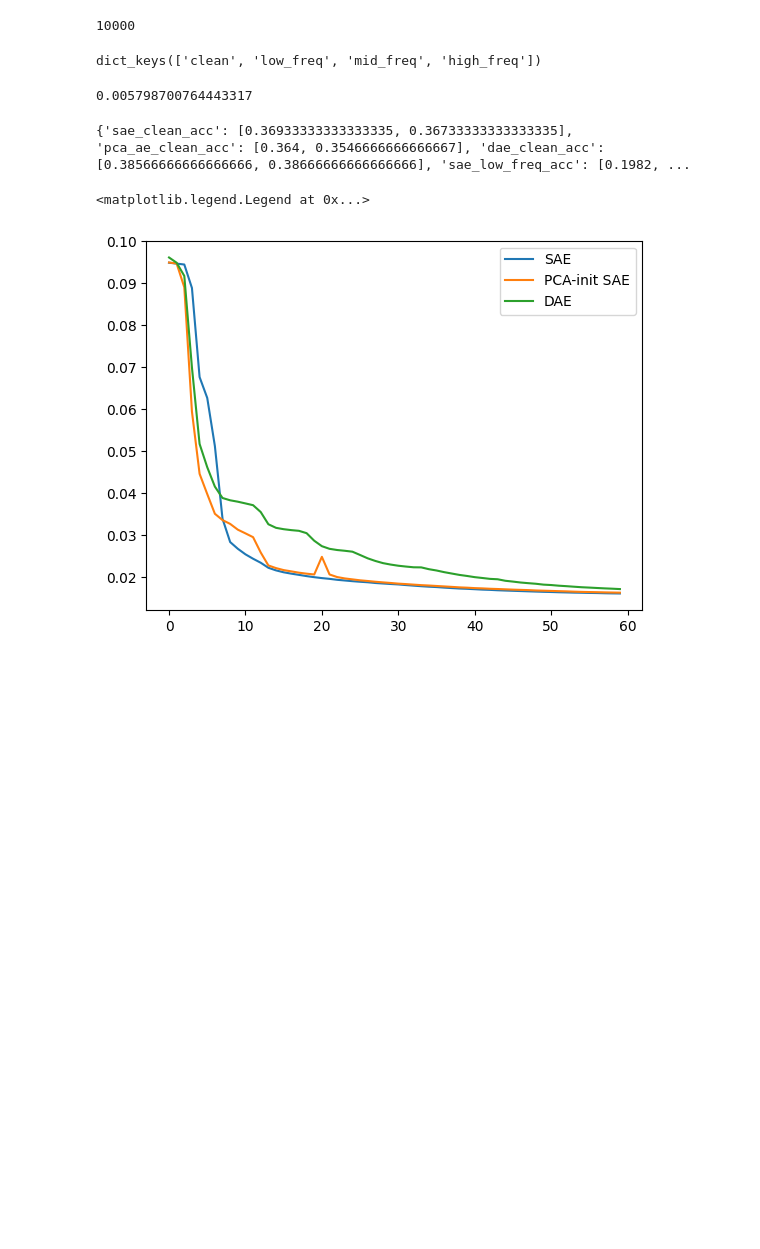
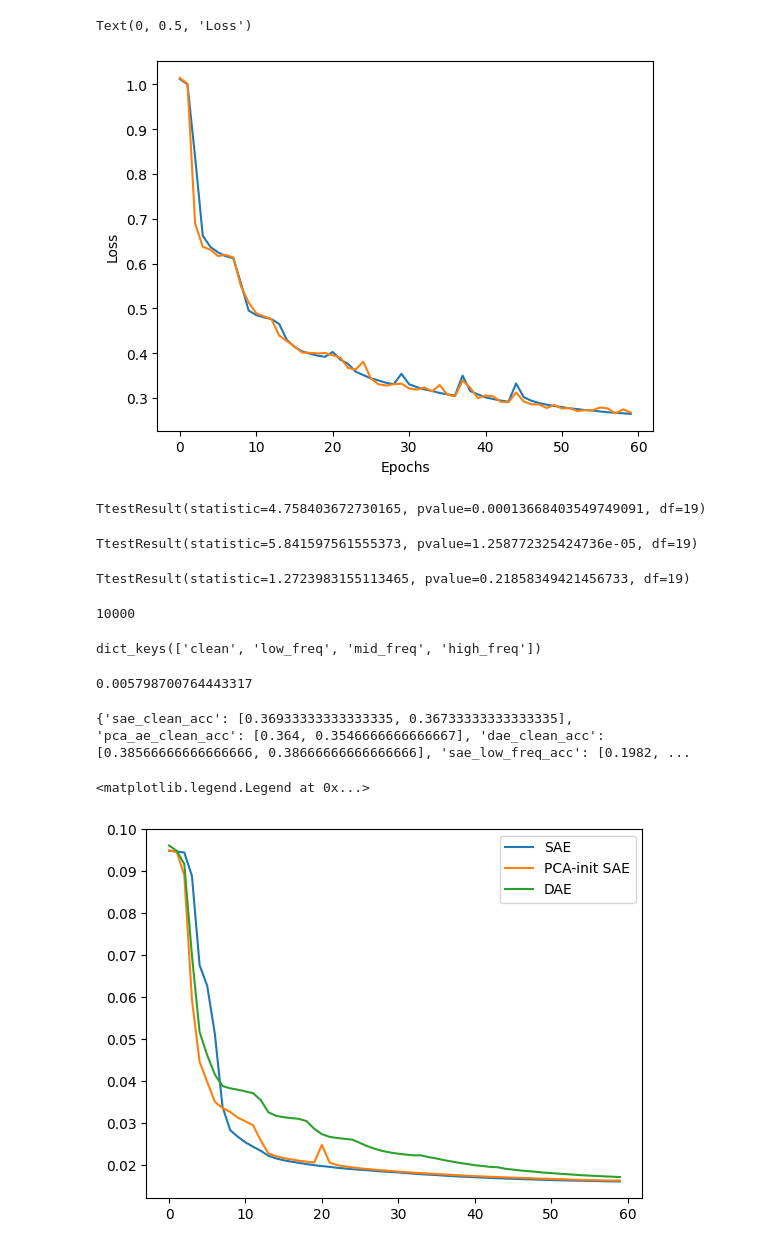
Before and after one commit to DiJam20/developing-autoencoders, a Jupyter notebook: sandbox.ipynb, the cells around one changed output. Drawn from its saved outputs; the diff is of its cells as text; code cells hidden in the pictures; blank space fills up the shorter version.

```diff
--- a/sandbox.ipynb
+++ b/sandbox.ipynb
@@ -4,3 +4,14 @@ from scipy import stats
 from sys import getsizeof
 import matplotlib.pyplot as plt
 from model_utils import *
+# %%
+train_loss = np.load('aiii26/models/converging_dev-ae/final_models/0/train_loss.npy')
+vali_loss = np.load('aiii26/models/converging_dev-ae/final_models/0/val_loss.npy')
+
+plt.plot(train_loss, label='Train Loss')
+plt.plot(vali_loss, label='Validation Loss')
+plt.xlabel('Epochs')
+plt.ylabel('Loss')
+# %% [output]
+Text(0, 0.5, 'Loss')
+[figure, added]
@@ -7,3 +22,16 @@ from model_utils import *
+# %%
+# check if the dae results are significantly higher than the sae results
+stats.ttest_rel(dae_dimensionality_matrix[:,-1], sae_dimensionality_matrix[:,-1])
+# %% [output]
+TtestResult(statistic=4.758403672730165, pvalue=0.00013668403549749091, df=19)
+# %%
+stats.ttest_rel(dae_dimensionality_matrix[:,-1], pca_ae_dimensionality_matrix[:,-1])
+# %% [output]
+TtestResult(statistic=5.841597561555373, pvalue=1.258772325424736e-05, df=19)
+# %%
+stats.ttest_rel(sae_dimensionality_matrix[:,-1], pca_ae_dimensionality_matrix[:,-1])
+# %% [output]
+TtestResult(statistic=1.2723983155113465, pvalue=0.21858349421456733, df=19)
 # %%
 bottleneck_activation = np.load('/home/david/Documents/UNI_LOCAL/developing-autoencoders/paper_results/cifar_bottleneck_activation.npy', allow_pickle=True).item()
 # %%
```
Also changed, not shown: parts of 1 cell of this notebook, 9 other files.
